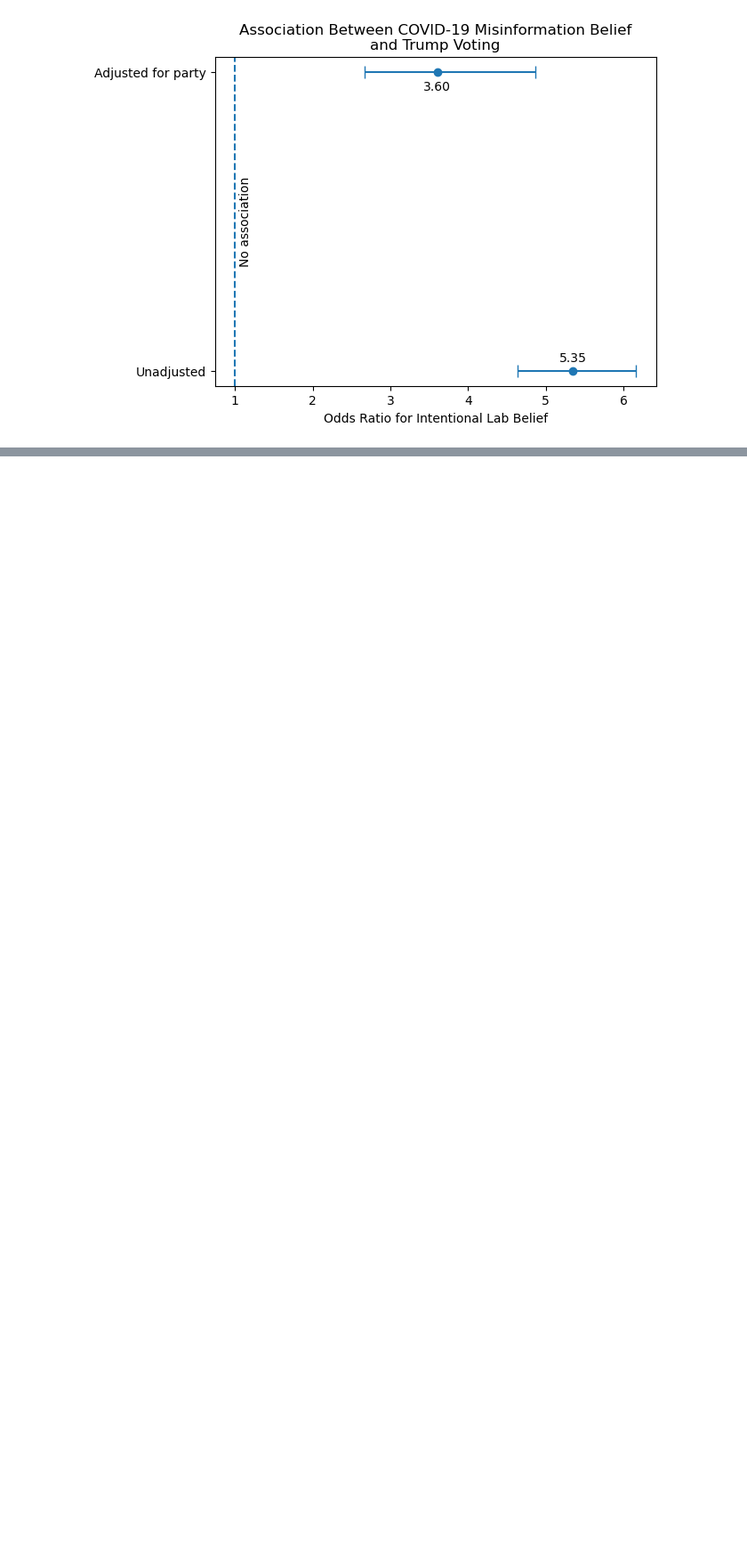
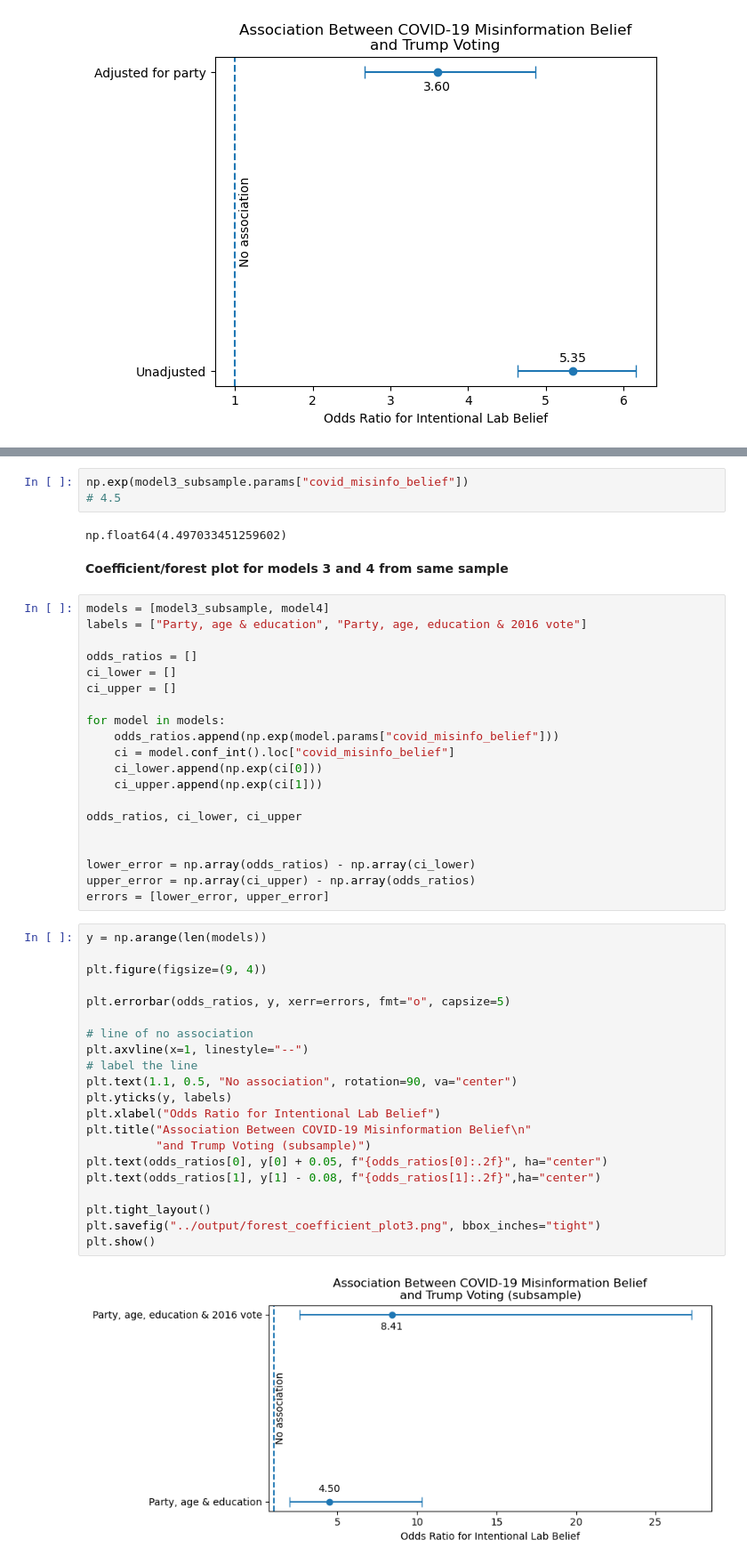
Before and after one commit to ameliabrooks28/QSS20_Project, a Jupyter notebook: code/03_regression.ipynb, the cells around one changed output, grey strips where cells are left out. Shown at 89% size. Saved outputs shown, nothing was run; the diff lists cells and outputs as text; blank space fills up the shorter version.

```diff
--- a/code/03_regression.ipynb
+++ b/code/03_regression.ipynb
@@ -238,0 +451,50 @@ plt.show()
+# %%
+np.exp(model3_subsample.params["covid_misinfo_belief"])
+# 4.5
+# %% [output]
+np.float64(4.497033451259602)
+# %% [markdown]
+**Coefficient/forest plot for models 3 and 4 from same sample**
+# %%
+models = [model3_subsample, model4]
+labels = ["Party, age & education", "Party, age, education & 2016 vote"]
+
+odds_ratios = []
+ci_lower = []
+ci_upper = []
+
+for model in models:
+    odds_ratios.append(np.exp(model.params["covid_misinfo_belief"]))
+    ci = model.conf_int().loc["covid_misinfo_belief"]
+    ci_lower.append(np.exp(ci[0]))
+    ci_upper.append(np.exp(ci[1]))
+
+odds_ratios, ci_lower, ci_upper
+
+
+lower_error = np.array(odds_ratios) - np.array(ci_lower)
+upper_error = np.array(ci_upper) - np.array(odds_ratios)
+errors = [lower_error, upper_error]
+# %%
+y = np.arange(len(models))
+
+plt.figure(figsize=(9, 4))
+
+plt.errorbar(odds_ratios, y, xerr=errors, fmt="o", capsize=5)
+
+# line of no association
+plt.axvline(x=1, linestyle="--")
+# label the line
+plt.text(1.1, 0.5, "No association", rotation=90, va="center")
+plt.yticks(y, labels)
+plt.xlabel("Odds Ratio for Intentional Lab Belief")
+plt.title("Association Between COVID-19 Misinformation Belief\n"
+          "and Trump Voting (subsample)")
+plt.text(odds_ratios[0], y[0] + 0.05, f"{odds_ratios[0]:.2f}", ha="center")
+plt.text(odds_ratios[1], y[1] - 0.08, f"{odds_ratios[1]:.2f}",ha="center")
+
+plt.tight_layout()
+plt.savefig("../output/forest_coefficient_plot3.png", bbox_inches="tight")
+plt.show()
+# %% [output]
+[figure, added]
```
Also changed, not shown: parts of 17 cells of this notebook, 8 other files.
